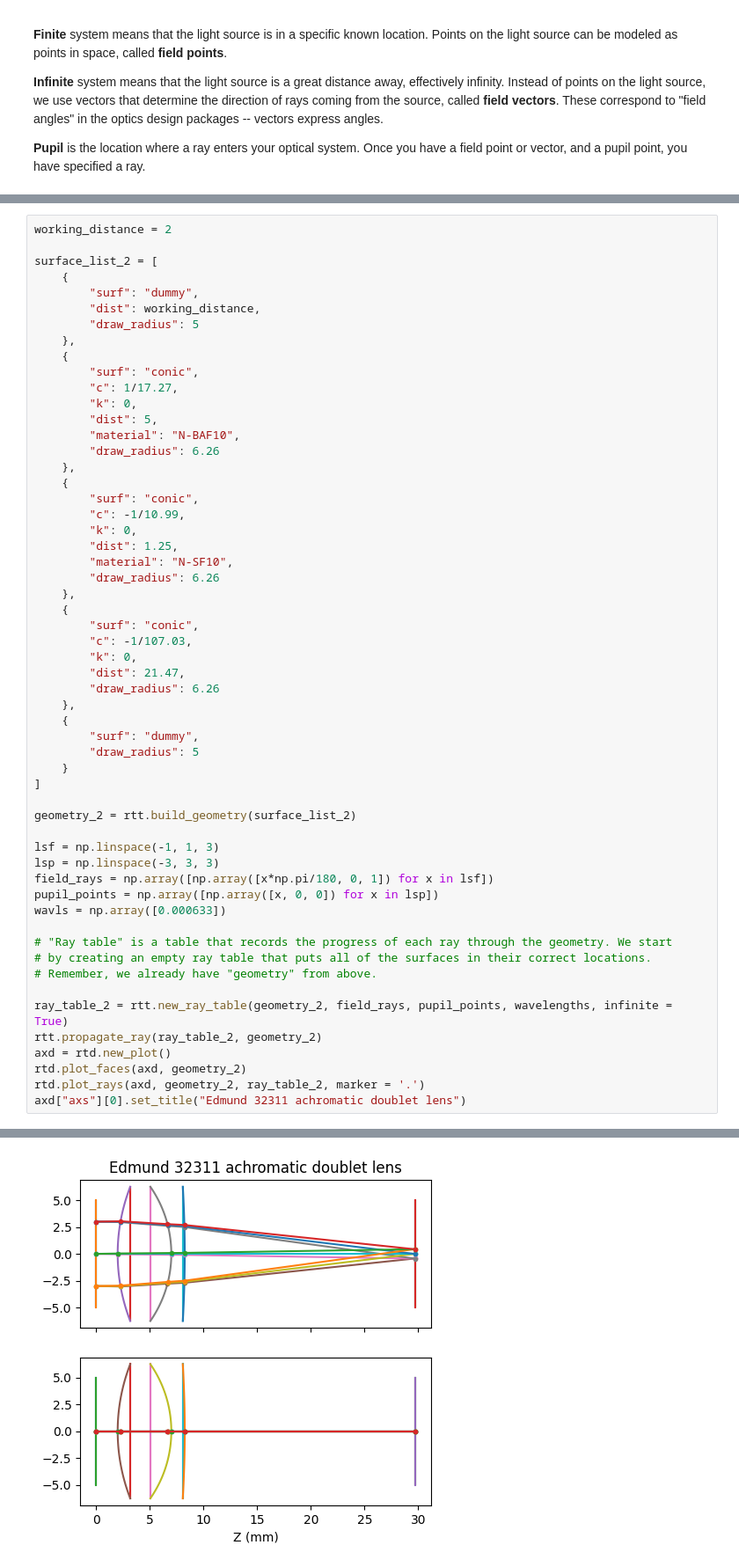
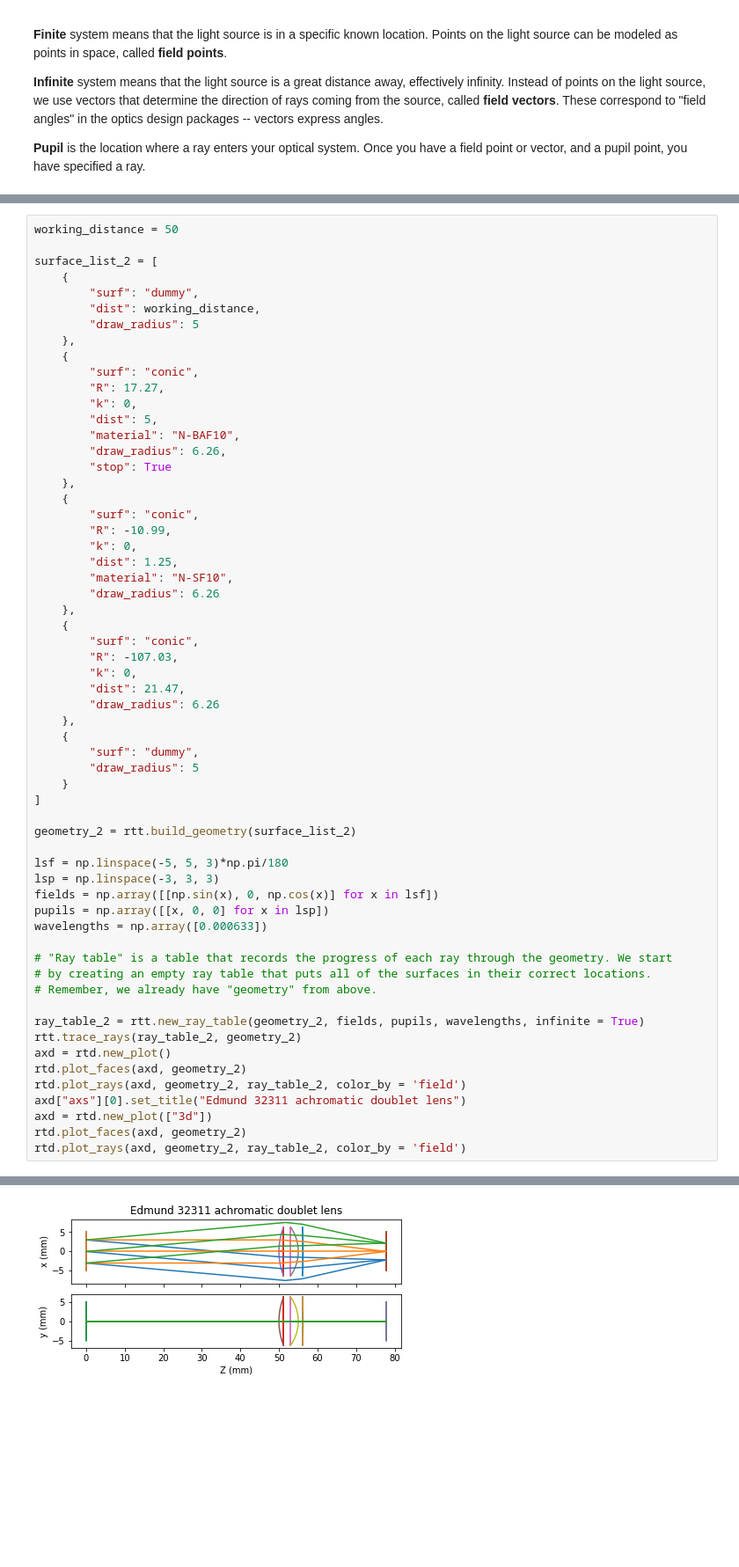
Before and after one commit to bassistTech/rayTrace, a Jupyter notebook: notebooks/basic tutorial.ipynb, the cells around one changed output, grey strips where cells are left out. Shown at 88% size. Drawn from its saved outputs; the diff is of its cells as text; blank space fills up the shorter version.

```diff
--- a/notebooks/basic tutorial.ipynb
+++ b/notebooks/basic tutorial.ipynb
@@ -76,6 +98,6 @@ Text(0.5, 1.0, 'Rays diverging from entrance aperture')
 ![image.png](attachment:ac5c93b5-803f-4ab3-83a0-bf62858c04c2.png)
 # %%
-working_distance = 2
+working_distance = 50
 
 surface_list_2 = [
     {
@@ -85,15 +107,16 @@ surface_list_2 = [
     },
     {
         "surf": "conic",
-        "c": 1/17.27,
+        "R": 17.27,
         "k": 0,
         "dist": 5,
         "material": "N-BAF10",
-        "draw_radius": 6.26
+        "draw_radius": 6.26,
+        "stop": True
     },
     {
         "surf": "conic",
-        "c": -1/10.99,
+        "R": -10.99,
         "k": 0,
         "dist": 1.25,
         "material": "N-SF10",
@@ -101,7 +124,7 @@ surface_list_2 = [
     },
     {
         "surf": "conic",
-        "c": -1/107.03,
+        "R": -107.03,
         "k": 0,
         "dist": 21.47,
         "draw_radius": 6.26
@@ -114,20 +137,23 @@ surface_list_2 = [
 
 geometry_2 = rtt.build_geometry(surface_list_2)
 
-lsf = np.linspace(-1, 1, 3)
+lsf = np.linspace(-5, 5, 3)*np.pi/180
 lsp = np.linspace(-3, 3, 3)
-field_rays = np.array([np.array([x*np.pi/180, 0, 1]) for x in lsf])
-pupil_points = np.array([np.array([x, 0, 0]) for x in lsp])
-wavls = np.array([0.000633])
+fields = np.array([[np.sin(x), 0, np.cos(x)] for x in lsf])
+pupils = np.array([[x, 0, 0] for x in lsp])
+wavelengths = np.array([0.000633])
 
 # "Ray table" is a table that records the progress of each ray through the geometry. We start
 # by creating an empty ray table that puts all of the surfaces in their correct locations.
 # Remember, we already have "geometry" from above.
 
-ray_table_2 = rtt.new_ray_table(geometry_2, field_rays, pupil_points, wavelengths, infinite = True)
-rtt.propagate_ray(ray_table_2, geometry_2)
+ray_table_2 = rtt.new_ray_table(geometry_2, fields, pupils, wavelengths, infinite = True)
+rtt.trace_rays(ray_table_2, geometry_2)
 axd = rtd.new_plot()
 rtd.plot_faces(axd, geometry_2)
-rtd.plot_rays(axd, geometry_2, ray_table_2, marker = '.')
+rtd.plot_rays(axd, geometry_2, ray_table_2, color_by = 'field')
 axd["axs"][0].set_title("Edmund 32311 achromatic doublet lens")
+axd = rtd.new_plot(["3d"])
+rtd.plot_faces(axd, geometry_2)
+rtd.plot_rays(axd, geometry_2, ray_table_2, color_by = 'field')
 # %% [output]
@@ -135 +160 @@ Text(0.5, 1.0, 'Edmund 32311 achromatic doublet lens')
-[figure, old version]
+[figure, new version]
```
Also changed, not shown: parts of 8 cells of this notebook, 12 other files.
